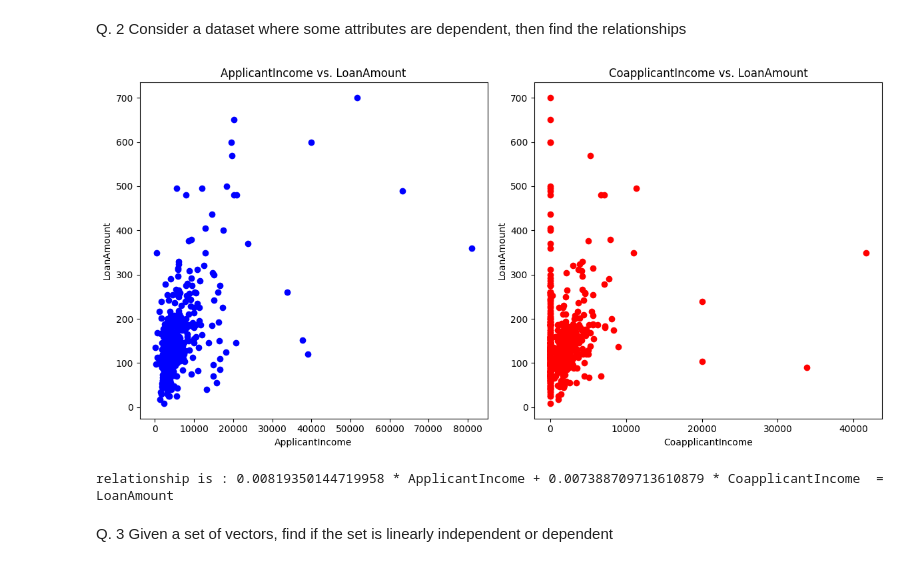
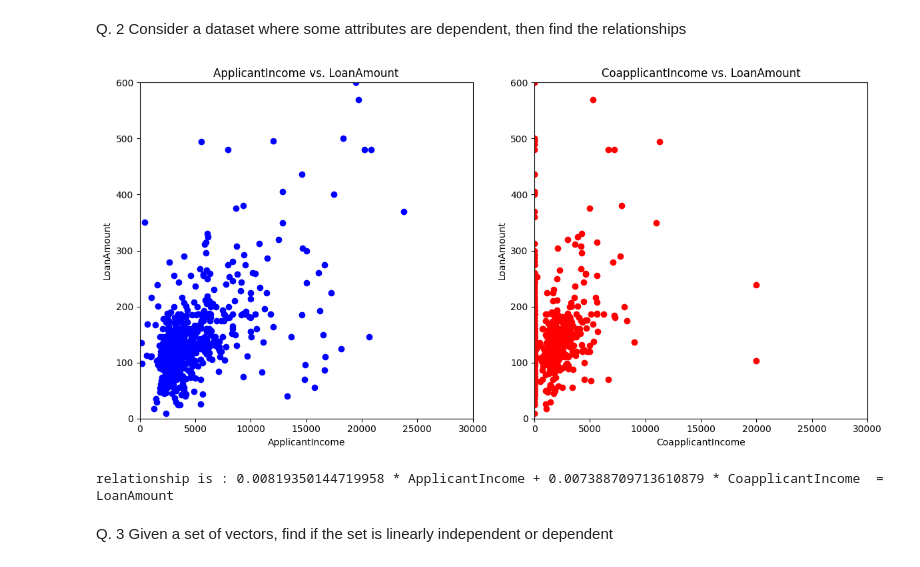
Before and after one commit to sku-sin/files, a Jupyter notebook: Shubham_52212207.ipynb, the cells around one changed output. Cells and saved outputs as stored; diff of their text form; code cells hidden in the pictures.

```diff
--- a/Shubham_52212207.ipynb
+++ b/Shubham_52212207.ipynb
@@ -41,6 +41,7 @@ Credit_History             0.001470        1.000000
 # %% [markdown]
 Q. 2 Consider a dataset where some attributes are dependent, then find the relationships
 # %%
+
 import numpy as np
 import pandas as pd
 import seaborn as sns
@@ -57,34 +58,38 @@ df = df[['ApplicantIncome', 'CoapplicantIncome', 'LoanAmount']]
 
 # Impute missing values in 'LoanAmount' column
 imputer = SimpleImputer(strategy='mean')
 df['LoanAmount'] = imputer.fit_transform(df[['LoanAmount']])
 
 # Regression Analysis
 X = df[['ApplicantIncome', 'CoapplicantIncome']]
 y = df['LoanAmount']
 regressor = LinearRegression()
 regressor.fit(X, y)
 
 fig = plt.figure(figsize=(12, 6))
 
 ax1 = fig.add_subplot(121)
 ax1.scatter(df['ApplicantIncome'], df['LoanAmount'], color='blue')
 ax1.set_title('ApplicantIncome vs. LoanAmount')
 ax1.set_xlabel('ApplicantIncome')
 ax1.set_ylabel('LoanAmount')
+ax1.set_xlim(0, 25000)  # Adjust the limits as needed   <-- Change 1
+ax1.set_ylim(0, 600)     # Adjust the limits as needed   <-- Change 2
 
 ax2 = fig.add_subplot(122)
 ax2.scatter(df['CoapplicantIncome'], df['LoanAmount'], color='red')
 ax2.set_title('CoapplicantIncome vs. LoanAmount')
 ax2.set_xlabel('CoapplicantIncome')
 ax2.set_ylabel('LoanAmount')
+ax2.set_xlim(0, 30000)  # Adjust the limits as needed   <-- Change 3
+ax2.set_ylim(0, 600)     # Adjust the limits as needed   <-- Change 4
 
 plt.tight_layout()
 plt.show()
 
 print("relationship is :", regressor.coef_[0], "* ApplicantIncome +", regressor.coef_[1], "* CoapplicantIncome  = LoanAmount" )
 # %% [output]
-[figure, old version]
+[figure, new version]
 relationship is : 0.00819350144719958 * ApplicantIncome + 0.007388709713610879 * CoapplicantIncome  = LoanAmount
 # %% [markdown]
 Q. 3 Given a set of vectors, find if the set is linearly independent or dependent
```
